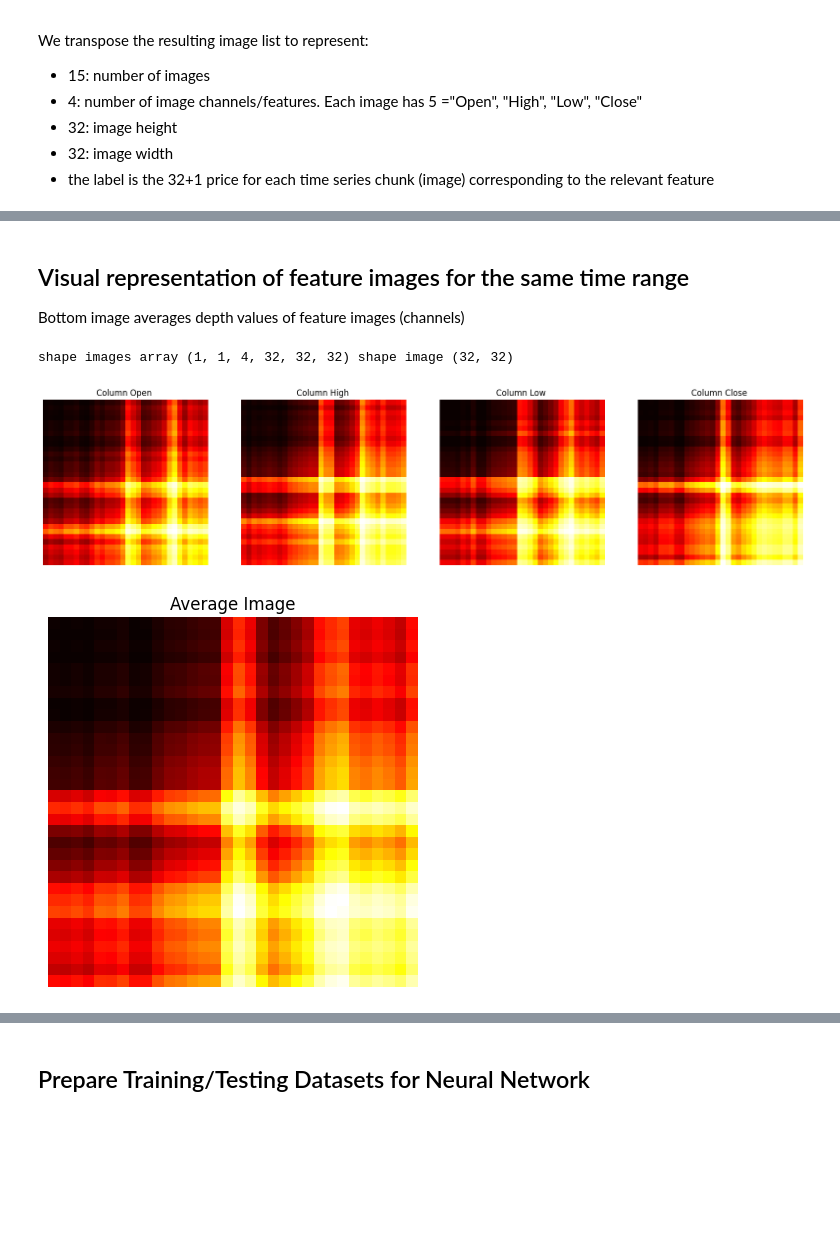
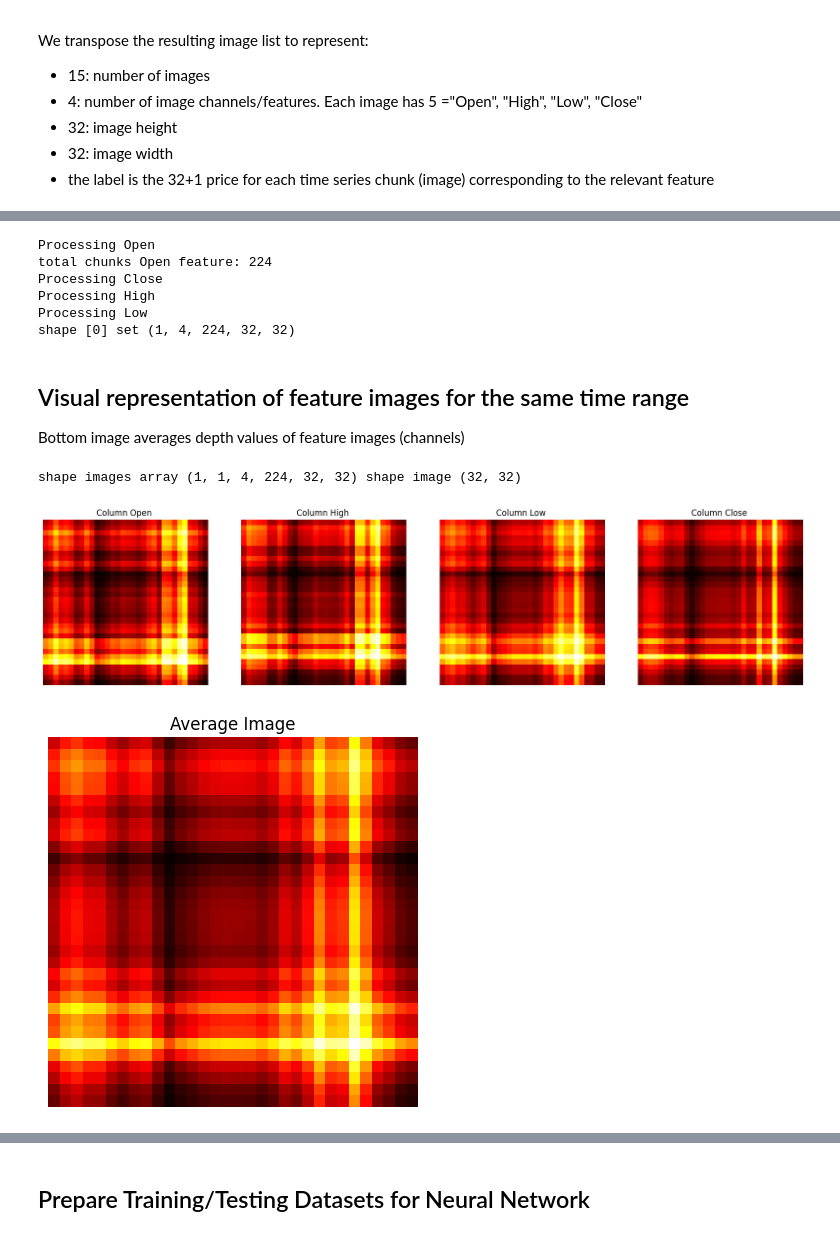
Before and after one commit to sergiosolorzano/financial-asset-gap-risk-nn-prediction, a Jupyter notebook: CNN-share-price-prediction/X-Channel-Images-Project/project_2_channel.ipynb, the cells around one changed output, grey strips where cells are left out. Saved outputs shown, nothing was run; the diff lists cells and outputs as text; code cells hidden in the pictures; blank space fills up the shorter version.

```diff
--- a/CNN-share-price-prediction/X-Channel-Images-Project/project_2_channel.ipynb
+++ b/CNN-share-price-prediction/X-Channel-Images-Project/project_2_channel.ipynb
@@ -53,12 +59,14 @@ cuda version 12.1
 scenario = 0
 run_train = 1
 
-#ticker = 'MSFT'
-#ticker = 'SICP'
-ticker = 'SIVBQ'
+#stock_ticker = 'MSFT'
+#stock_ticker = 'SICP'
+train_stock_ticker = 'SIVBQ'
+index_ticker = '^SP500-40'
 
 #close price time period
-start_date = '2021-10-01'
+start_date = '2021-12-05'
+#start_date = '2021-10-01'
 #end_date = '2023-12-02'
 #end_date = '2022-02-15'
-end_date = '2022-01-05'
+end_date = '2023-01-25'
@@ -167,0 +114,3 @@ day count 95 days 00:00:00
+# %%
+#import stock dataset
+stock_dataset_df = import_dataset(train_stock_ticker, start_date, end_date)
@@ -452,11 +191,29 @@ def generate_gaf_images(dataset, gaf_img_sz=32, method="summation", sample_range
+# %%
+#Generate images from dataset
+cols_used = ["Open", "High", "Low", "Close"]
+cols_used_count = sum(column_name in cols_used for column_name in stock_dataset_df.columns)
+feature_image_dataset_list, feature_price_dataset_list, feature_label_dataset_list = generate_multiple_feature_images(stock_dataset_df, cols_used, image_size=gaf_img_sz, method=gaf_method, sample_range=sample_range)
+#print("image data",feature_image_dataset_list,"labels",feature_label_dataset_list)
+
+print("shape [0] set",np.array(feature_image_dataset_list[0]).shape)
+
+#np.set_printoptions()
+# %% [output]
+Processing Open
+total chunks Open feature: 224
+Processing Close
+Processing High
+Processing Low
+shape [0] set (1, 4, 224, 32, 32)
 # %% [markdown]
 ## Visual representation of feature images for the same time range
 
 Bottom image averages depth values of feature images (channels)
 # %%
-images_array=np.array(feature_image_dataset_list)
-prices_array=np.array(feature_price_dataset_list) #not used
-labels_array=np.array(feature_label_dataset_list)
+images_array = data_to_array(feature_image_dataset_list)
+labels_array = data_to_array(feature_label_dataset_list)
+# images_array=np.array(feature_image_dataset_list)
+# labels_array=np.array(feature_label_dataset_list)
 #print("len price array",len(prices_array),prices_array.shape,prices_array)
 #print("images_array",len(images_array[0][0][0]),"labels_array",len(labels_array[0]),"prices array",len(prices_array[0][0]))
 #print("len img",len(images_array),"image shape",images_array.shape)#,"prices_array[0][0]",prices_array[0][0])
@@ -468,36 +225,36 @@ for ax in axes:
     ax.set_aspect('equal')
 
 #EXPLANATION SHAPE
 #shape images array (1, 1, 4, 480(=15 chunks * 32 windows), 32, 32)
 #I get 15 images (32x32) for 491 data points (491 = 524 - 33 data points for sliding windows, i.e. 32+1 for label)
 #I create 32*15=480 32x32images
 #print("image",images_array[0])
 print("shape images array",images_array.shape,"shape image",images_array[0][0][0][0].shape)
 for i in range(cols_used_count):
     axes[i].imshow(images_array[0][0][i][0], cmap='hot')
     axes[i].set_title(f"Column {cols_used[i]} ")
 
 #average first image of all features
 average_images = []
 for i in range(cols_used_count):
     average_images.append(images_array[0][0][i][0])
 
 average_image = np.mean(average_images, axis=0)
 
 # Hide axes
 for ax in axes:
     ax.axis('off')
 
 # Plot the average image separately
 plt.figure()  # Create a new figure for the average image
 plt.imshow(average_image, cmap='hot')
 plt.title("Average Image")
 plt.axis('off')  # Hide axes
 plt.show()
 # %% [output]
-shape images array (1, 1, 4, 32, 32, 32) shape image (32, 32)
+shape images array (1, 1, 4, 224, 32, 32) shape image (32, 32)
-[figure, old version]
+[figure, new version]
-[figure, old version]
+[figure, new version]
 # %%
 #squeeze arrays
 images_array = images_array.squeeze(axis=(0, 1))
```
Also changed, not shown: parts of 40 cells of this notebook, 13 other files.
